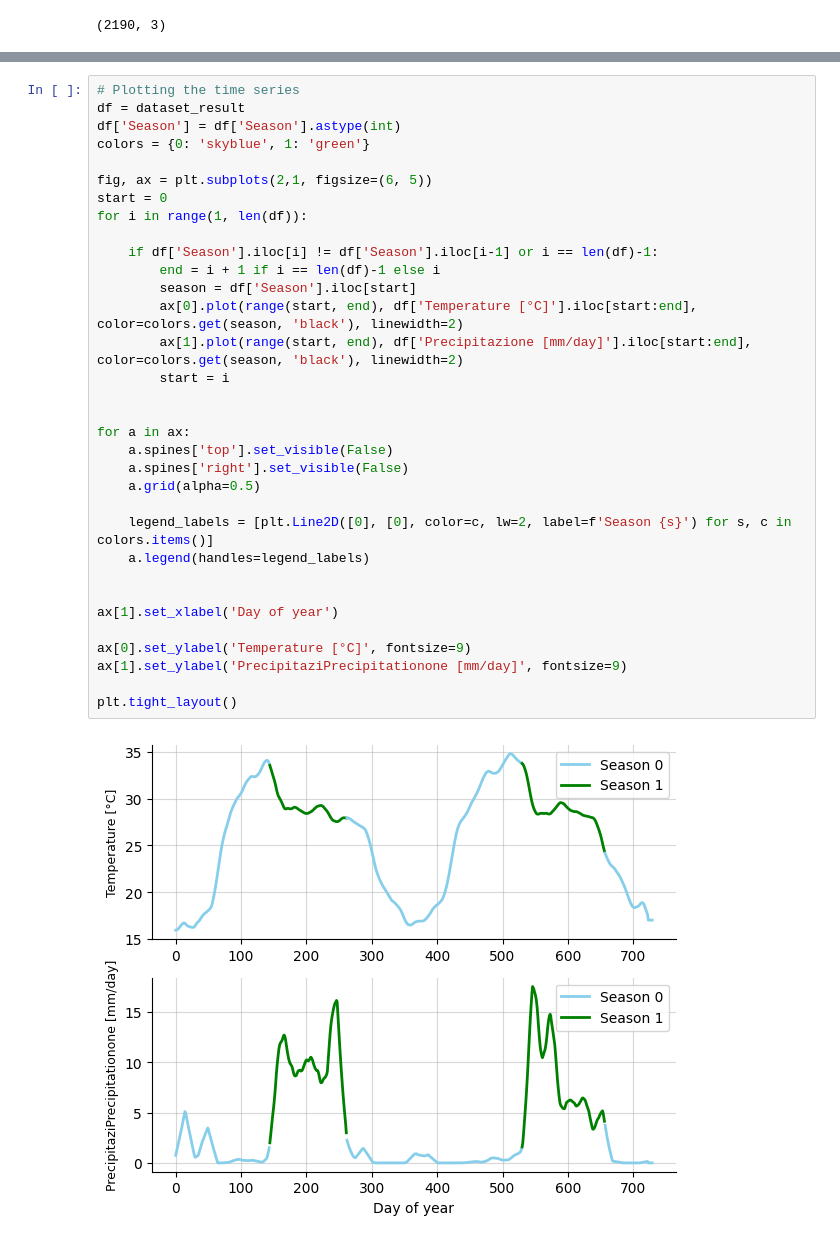
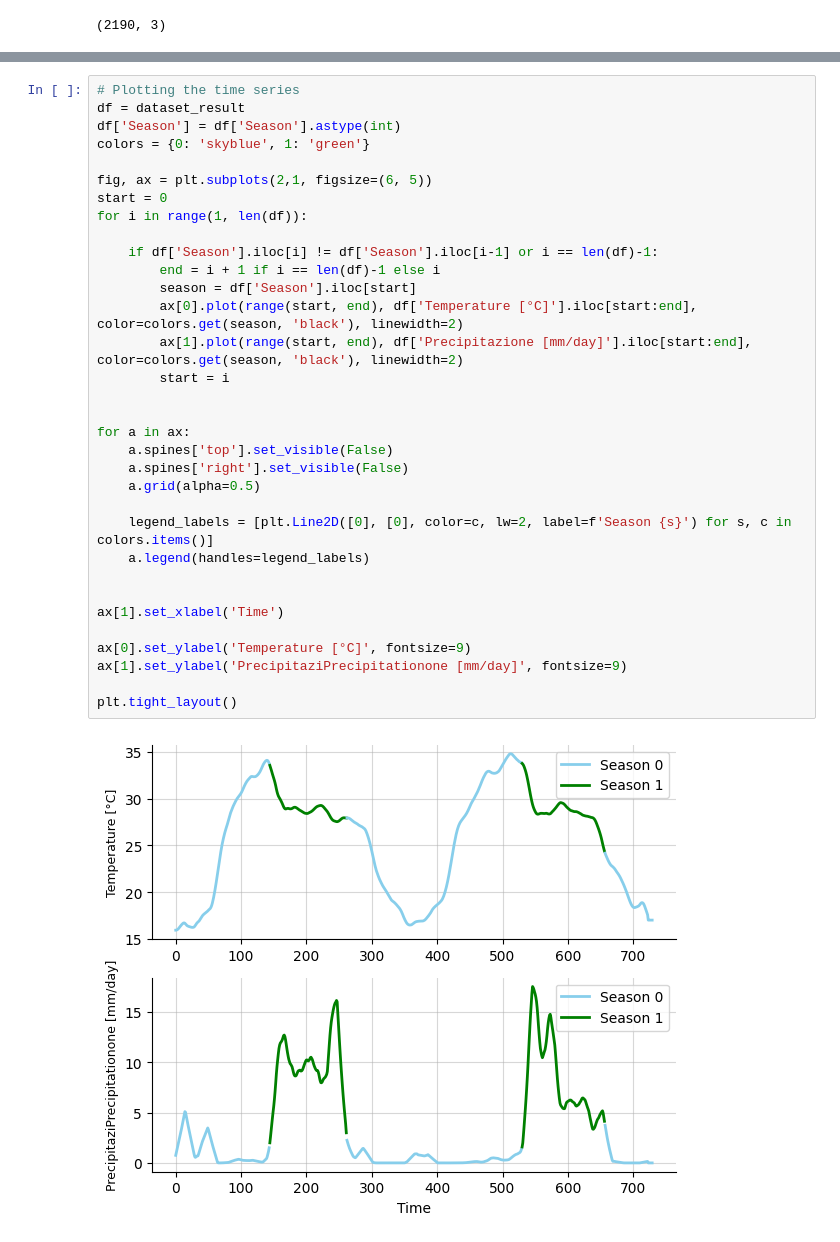
Before and after one commit to JGrassi97/XSeas, a Jupyter notebook: notebooks/Perceptron - tracking seasons.ipynb, the cells around one changed output, grey strips where cells are left out. Saved outputs shown, nothing was run; the diff lists cells and outputs as text.

```diff
--- a/notebooks/Perceptron - tracking seasons.ipynb
+++ b/notebooks/Perceptron - tracking seasons.ipynb
@@ -76,32 +119,32 @@ df = dataset_result
 df['Season'] = df['Season'].astype(int)
 colors = {0: 'skyblue', 1: 'green'}
 
 fig, ax = plt.subplots(2,1, figsize=(6, 5))
 start = 0
 for i in range(1, len(df)):
 
     if df['Season'].iloc[i] != df['Season'].iloc[i-1] or i == len(df)-1:
         end = i + 1 if i == len(df)-1 else i
         season = df['Season'].iloc[start]
         ax[0].plot(range(start, end), df['Temperature [°C]'].iloc[start:end], color=colors.get(season, 'black'), linewidth=2)
         ax[1].plot(range(start, end), df['Precipitazione [mm/day]'].iloc[start:end], color=colors.get(season, 'black'), linewidth=2)
         start = i
 
 
 for a in ax:
     a.spines['top'].set_visible(False)
     a.spines['right'].set_visible(False)
     a.grid(alpha=0.5)
 
     legend_labels = [plt.Line2D([0], [0], color=c, lw=2, label=f'Season {s}') for s, c in colors.items()]
     a.legend(handles=legend_labels)
 
 
-ax[1].set_xlabel('Day of year')
+ax[1].set_xlabel('Time')
 
 ax[0].set_ylabel('Temperature [°C]', fontsize=9)
 ax[1].set_ylabel('PrecipitaziPrecipitationone [mm/day]', fontsize=9)
 
 plt.tight_layout()
 # %% [output]
-[figure, old version]
+[figure, new version]
```
Also changed, not shown: parts of 10 cells of this notebook, 6 other files.
